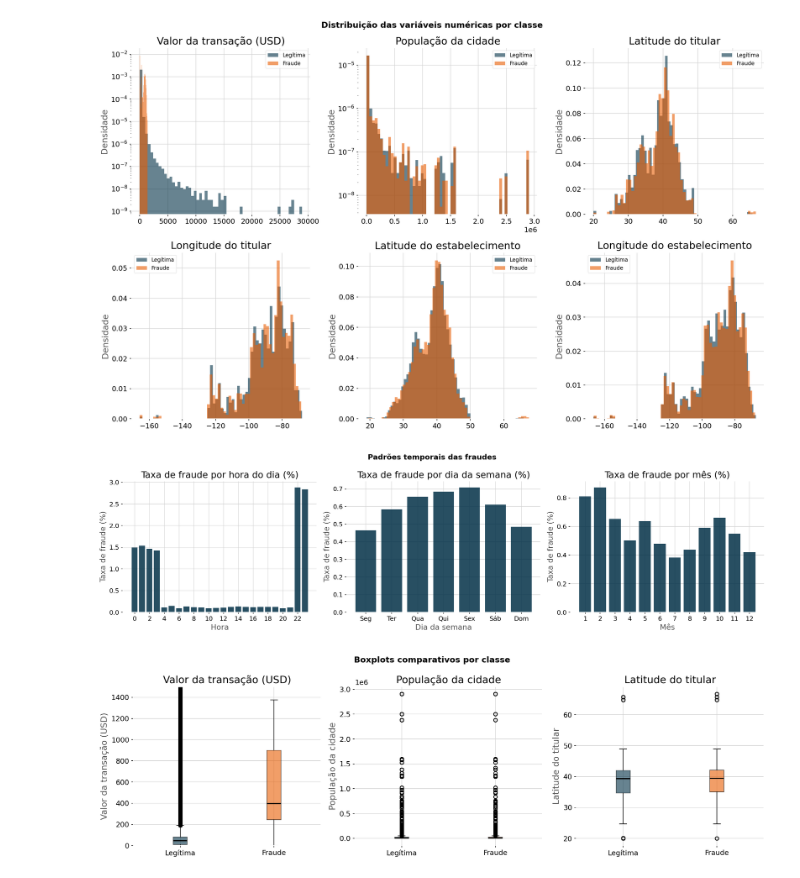
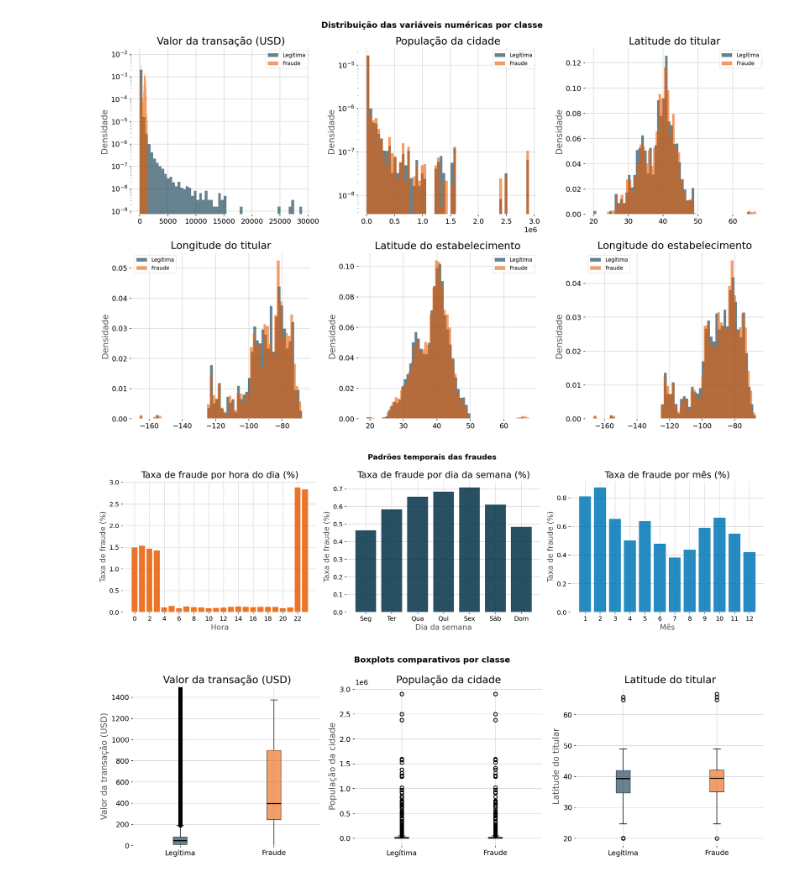
Before and after one commit to oporaxuao/deteccao_fraud_semantix, a Jupyter notebook: Semantix.ipynb, the cells around one changed output. Saved outputs shown, nothing was run; the diff lists cells and outputs as text; code cells hidden in the pictures.

```diff
--- a/Semantix.ipynb
+++ b/Semantix.ipynb
@@ -373,39 +376,39 @@ fig, axes = plt.subplots(1, 3, figsize=(18, 5))
 fraude_hora = (train_temp.groupby('hora')['is_fraud']
                           .mean().mul(100).reset_index())
 axes[0].bar(fraude_hora['hora'], fraude_hora['is_fraud'],
-            color='#023047', alpha=0.85)
+            color='#e85d04', alpha=0.85)
 axes[0].set_title('Taxa de fraude por hora do dia (%)')
 axes[0].set_xlabel('Hora')
 axes[0].set_ylabel('Taxa de fraude (%)')
 axes[0].set_xticks(range(0, 24, 2))
 
 # taxa de fraude por dia da semana
 dias_map = {0:'Seg', 1:'Ter', 2:'Qua', 3:'Qui', 4:'Sex', 5:'Sáb', 6:'Dom'}
 fraude_dia = (train_temp.groupby('dia_semana')['is_fraud']
                          .mean().mul(100).reset_index())
 fraude_dia['dia_nome'] = fraude_dia['dia_semana'].map(dias_map)
 axes[1].bar(fraude_dia['dia_nome'], fraude_dia['is_fraud'],
             color='#023047', alpha=0.85)
 axes[1].set_title('Taxa de fraude por dia da semana (%)')
 axes[1].set_xlabel('Dia da semana')
 axes[1].set_ylabel('Taxa de fraude (%)')
 
 # taxa de fraude por mês
 fraude_mes = (train_temp.groupby('mes')['is_fraud']
                          .mean().mul(100).reset_index())
 axes[2].bar(fraude_mes['mes'], fraude_mes['is_fraud'],
-            color='#023047', alpha=0.85)
+            color='#0077b6', alpha=0.85)
 axes[2].set_title('Taxa de fraude por mês (%)')
 axes[2].set_xlabel('Mês')
 axes[2].set_ylabel('Taxa de fraude (%)')
 axes[2].set_xticks(range(1, 13))
 
 plt.suptitle('Padrões temporais das fraudes', fontsize=14, fontweight='bold')
 plt.tight_layout()
 plt.savefig('05c_padroes_temporais.png', dpi=150, bbox_inches='tight')
 plt.show()
 # %% [output]
-[figure, old version]
+[figure, new version]
 # %%
 # ── 4. Boxplots comparativos: variáveis numéricas por classe ─────────────────
 fig, axes = plt.subplots(1, 3, figsize=(16, 5))
```
Also changed, not shown: parts of 9 cells of this notebook.
